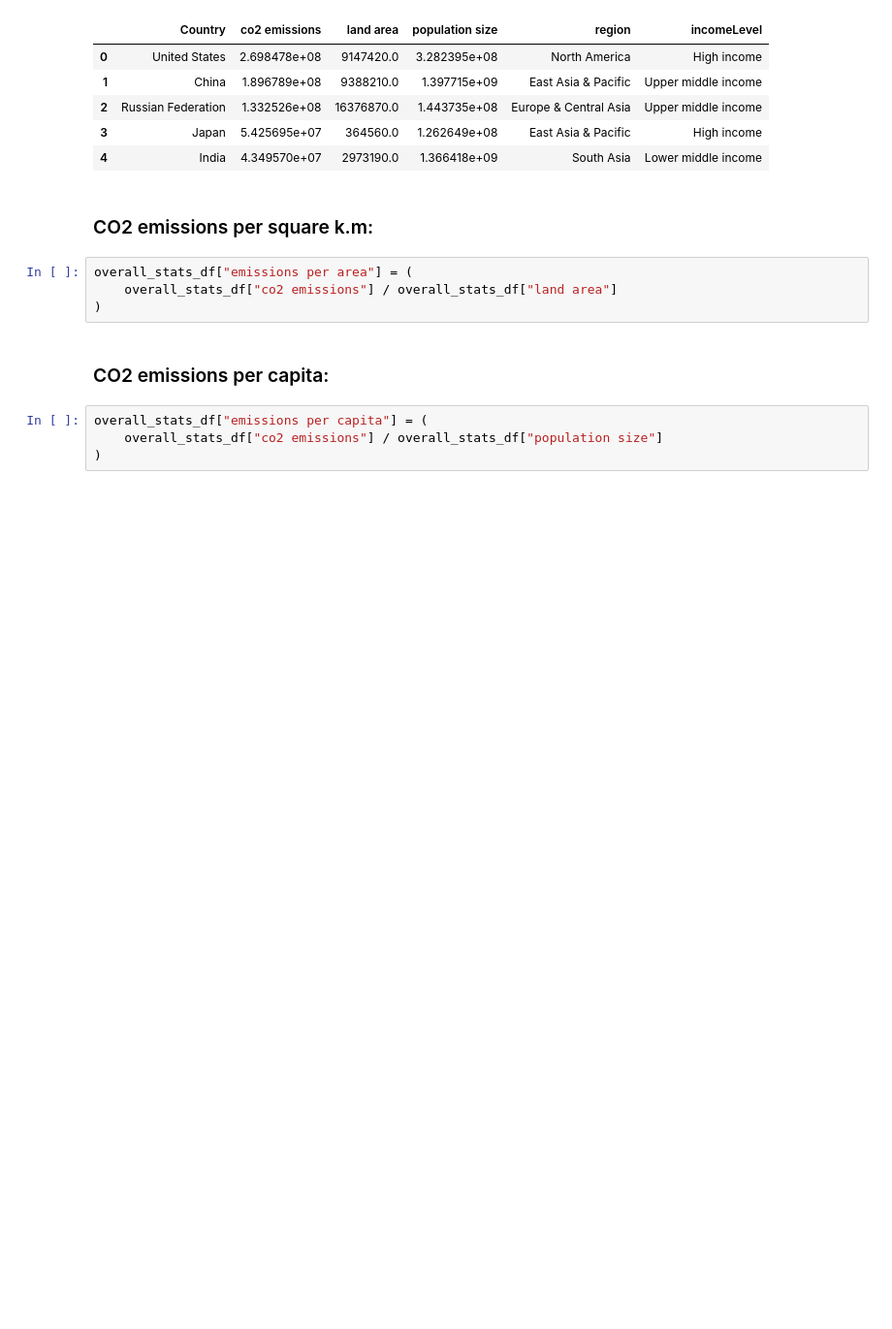
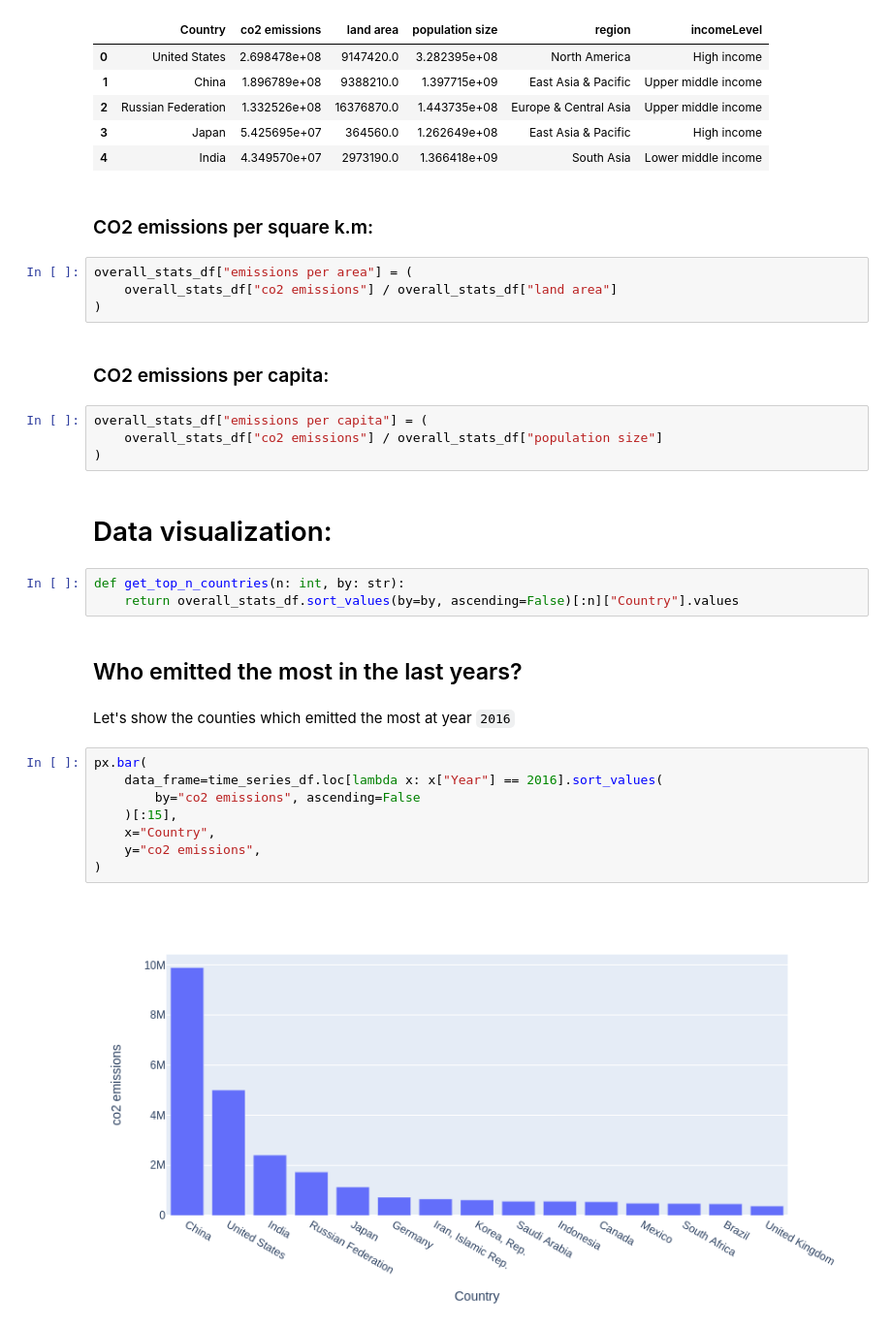
Before and after one commit to Reslan-Tinawi/Who-is-responsible-for-climate-change, a Jupyter notebook: who-is-responsible-for-climate-change.ipynb, the cells around one changed output. Shown: that part at 97% size. Drawn from its saved outputs; the diff is of its cells as text; blank space fills up the shorter version.

Commit message:
Add charts

```diff
--- a/who-is-responsible-for-climate-change.ipynb
+++ b/who-is-responsible-for-climate-change.ipynb
@@ -317,3 +319,22 @@ overall_stats_df["emissions per area"] = (
 overall_stats_df["emissions per capita"] = (
     overall_stats_df["co2 emissions"] / overall_stats_df["population size"]
 )
+# %% [markdown]
+# Data visualization:
+# %%
+def get_top_n_countries(n: int, by: str):
+    return overall_stats_df.sort_values(by=by, ascending=False)[:n]["Country"].values
+# %% [markdown]
+## Who emitted the most in the last years?
+# %% [markdown]
+Let's show the counties which emitted the most at year `2016`
+# %%
+px.bar(
+    data_frame=time_series_df.loc[lambda x: x["Year"] == 2016].sort_values(
+        by="co2 emissions", ascending=False
+    )[:15],
+    x="Country",
+    y="co2 emissions",
+)
+# %% [output]
+[figure, added]
```
Also changed, not shown: parts of 17 cells of this notebook.
